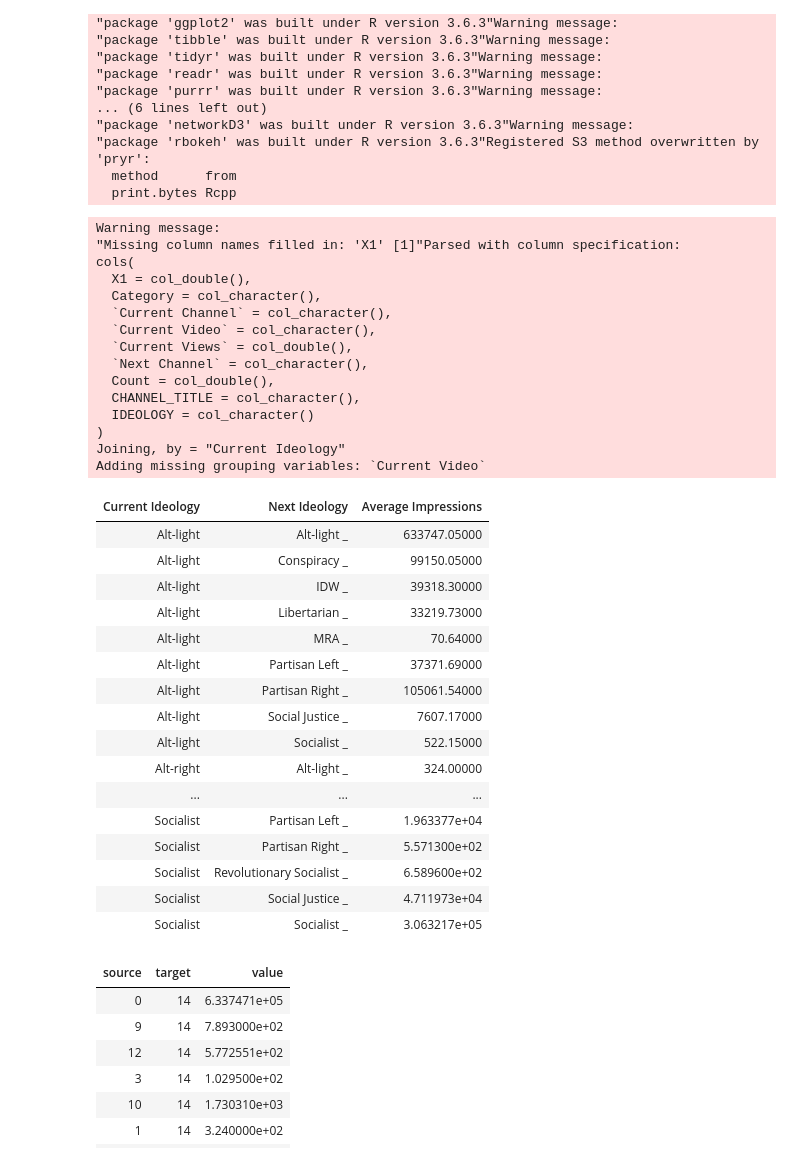
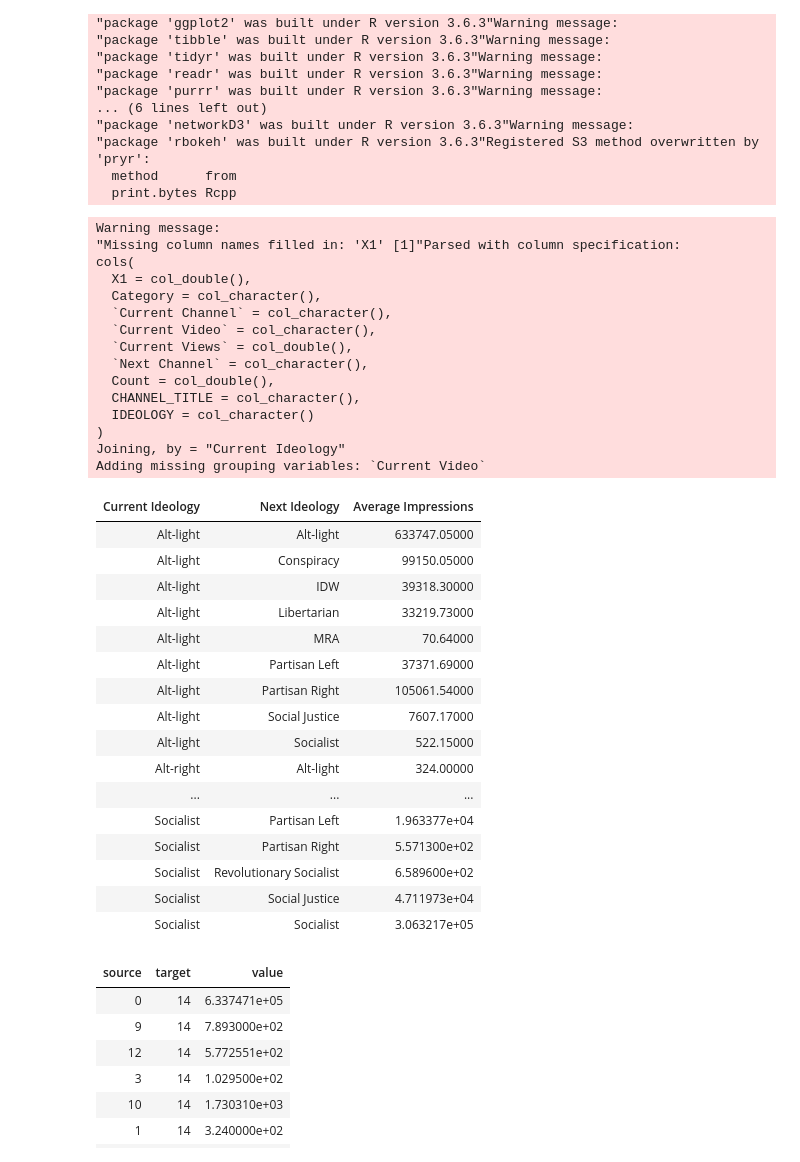
Before and after one commit to ksjhe/YouTube-Radicalization-Modelling, a Jupyter notebook: Sankey diagram - Ideology.ipynb, the cells around one changed output. Cells and saved outputs as stored; diff of their text form; code cells hidden in the pictures.

```diff
--- a/Sankey diagram - Ideology.ipynb
+++ b/Sankey diagram - Ideology.ipynb
@@ -23,50 +23,50 @@ Warning message:
 # %%
 #Prepares data by calculating impressions (impressions = vid views * #times channel is recommended)
 flow <- read_csv("combined ideology.csv") %>% select(-`X1`)
 flow <- flow %>% rename(c("Current Ideology" = "Category","Next Ideology" = "IDEOLOGY")) %>% filter(!is.na(`Next Ideology`))
 
 
 flow <- flow %>% mutate(temp = 1) %>% group_by(`Current Video`) %>% mutate(Numvids = sum(temp))
 totalvids <- flow %>% group_by(`Current Ideology`) %>% count(`Current Video`) %>% mutate(temp = 1) %>% summarize(totalvids = sum(temp))
 flow <- flow %>% left_join(totalvids) %>% mutate(`Average Impressions` = `Current Views` * Count /totalvids) %>% select(`Current Ideology`, `Next Ideology`, `Average Impressions`)
 flow <- flow %>% group_by(`Current Ideology`,`Next Ideology`) %>% summarize(`Average Impressions` = sum(`Average Impressions`)) %>% ungroup()
-flow <- flow %>% mutate(`Next Ideology` = paste(flow$`Next Ideology`,"_"))
+flow <- flow %>% mutate(`Next Ideology` = paste(flow$`Next Ideology`," "))
 
 
 flow
 # %% [output]
 Warning message:
 "Missing column names filled in: 'X1' [1]"Parsed with column specification:
 cols(
   X1 = col_double(),
   Category = col_character(),
   `Current Channel` = col_character(),
   `Current Video` = col_character(),
   `Current Views` = col_double(),
   `Next Channel` = col_character(),
   Count = col_double(),
   CHANNEL_TITLE = col_character(),
   IDEOLOGY = col_character()
 )
 Joining, by = "Current Ideology"
 Adding missing grouping variables: `Current Video`
 | Current Ideology | Next Ideology | Average Impressions |
-| Alt-light | Alt-light _ | 633747.05000 |
-| Alt-light | Conspiracy _ | 99150.05000 |
-| Alt-light | IDW _ | 39318.30000 |
-| Alt-light | Libertarian _ | 33219.73000 |
-| Alt-light | MRA _ | 70.64000 |
-| Alt-light | Partisan Left _ | 37371.69000 |
-| Alt-light | Partisan Right _ | 105061.54000 |
-| Alt-light | Social Justice _ | 7607.17000 |
-| Alt-light | Socialist _ | 522.15000 |
-| Alt-right | Alt-light _ | 324.00000 |
+| Alt-light | Alt-light | 633747.05000 |
+| Alt-light | Conspiracy | 99150.05000 |
+| Alt-light | IDW | 39318.30000 |
+| Alt-light | Libertarian | 33219.73000 |
+| Alt-light | MRA | 70.64000 |
+| Alt-light | Partisan Left | 37371.69000 |
+| Alt-light | Partisan Right | 105061.54000 |
+| Alt-light | Social Justice | 7607.17000 |
+| Alt-light | Socialist | 522.15000 |
+| Alt-right | Alt-light | 324.00000 |
 | ... | ... | ... |
-| Socialist | Partisan Left _ | 1.963377e+04 |
-| Socialist | Partisan Right _ | 5.571300e+02 |
-| Socialist | Revolutionary Socialist _ | 6.589600e+02 |
-| Socialist | Social Justice _ | 4.711973e+04 |
-| Socialist | Socialist _ | 3.063217e+05 |
+| Socialist | Partisan Left | 1.963377e+04 |
+| Socialist | Partisan Right | 5.571300e+02 |
+| Socialist | Revolutionary Socialist | 6.589600e+02 |
+| Socialist | Social Justice | 4.711973e+04 |
+| Socialist | Socialist | 3.063217e+05 |
 # %%
 nodes <- data.frame(names = unique(flow$"Current Ideology"),stringsAsFactors = FALSE)
 nodes2 <- data.frame(names = unique(flow$"Next Ideology"),stringsAsFactors = FALSE)
```
Also changed, not shown: parts of 1 cell of this notebook, 9 other files.
